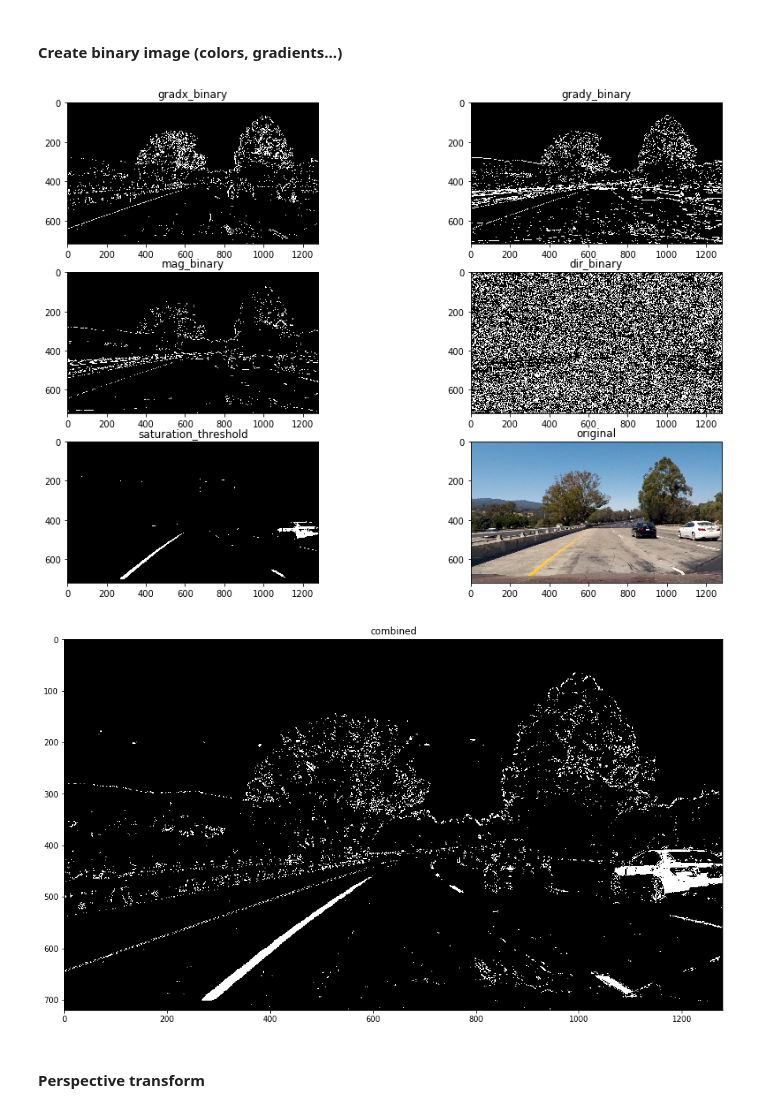
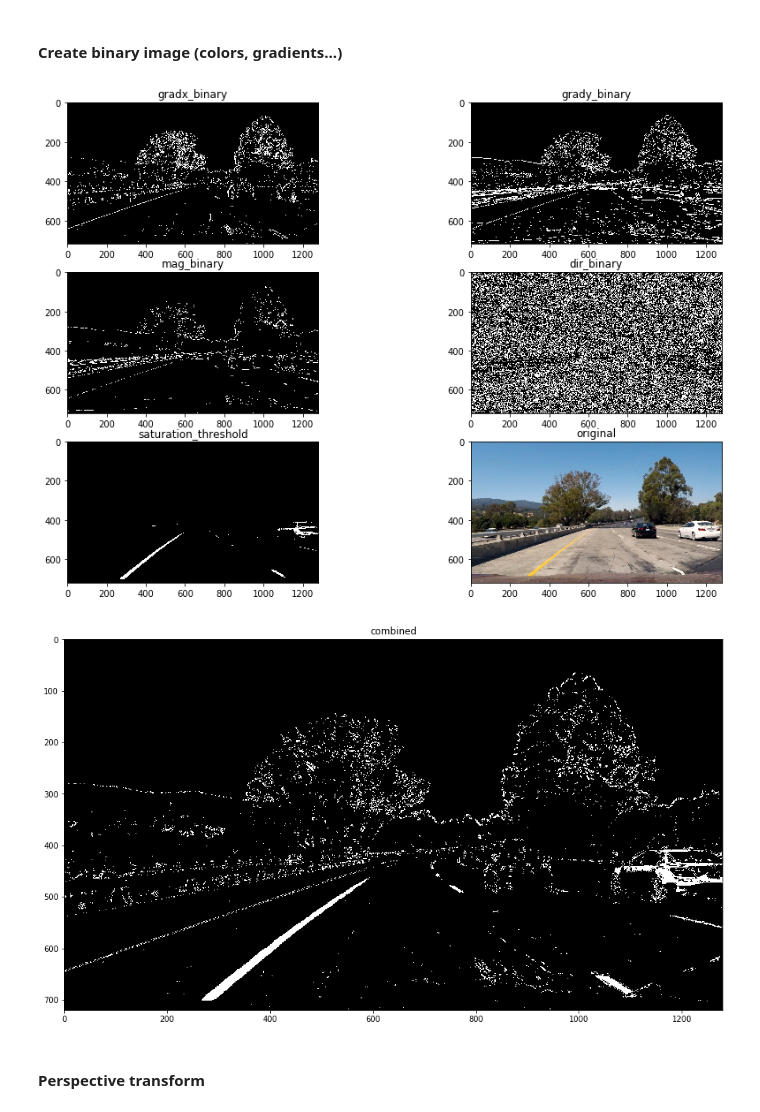
Before and after one commit to josh31416/self-driving-car-nanodegree-at-udacity, a Jupyter notebook: advanced-lane-detection/advanced_lane_detection.ipynb, the cells around one changed output. Drawn from its saved outputs; the diff is of its cells as text; code cells hidden in the pictures.

Commit message:
fix: Hue threshold for yellow lanes, corrected writeup.md

```diff
--- a/advanced-lane-detection/advanced_lane_detection.ipynb
+++ b/advanced-lane-detection/advanced_lane_detection.ipynb
@@ -69,8 +69,10 @@ undist = helpers.undistort_image(img, {'mtx': mtx, 'dist': dist})
 kernel_size = 3
 
 hls = cv2.cvtColor(undist, cv2.COLOR_BGR2HLS)
-l, s = hls[:,:,1], hls[:,:,2]
+h, l, s = hls[:,:,0], hls[:,:,1], hls[:,:,2]
 
+# Set saturation to 0 were not yellow
+s[np.logical_or(h < 15, h > 35)] = 0
 # Set saturation to 0 were brightness levels are extremely low
 s[l < 50] = 0
 
@@ -84,42 +86,44 @@ mag_binary = helpers.mag_sobel_threshold(undist, sobel_kernel=kernel_size, thres
 dir_binary = helpers.dir_sobel_threshold(undist, sobel_kernel=kernel_size, thresh=(0.7, 1.3))
 #Saturation threshold
 saturation_threshold = helpers.saturation_threshold(s, thresh=(140, 255))
+# Hue threshold
+hue_threshold = helpers.saturation_threshold(h)
 
 # Plot example
 fig, ((ax1, ax2), (ax3, ax4), (ax5, ax6)) = plt.subplots(3, 2, figsize=(15, 10))
 ax1.set_title('gradx_binary')
 ax1.imshow(gradx_binary, cmap='gray')
 ax2.set_title('grady_binary')
 ax2.imshow(grady_binary, cmap='gray')
 ax3.set_title('mag_binary')
 ax3.imshow(mag_binary, cmap='gray')
 ax4.set_title('dir_binary')
 ax4.imshow(dir_binary, cmap='gray')
 ax5.set_title('saturation_threshold')
 ax5.imshow(saturation_threshold, cmap='gray')
 ax6.set_title('original')
 ax6.imshow(cv2.cvtColor(img, cv2.COLOR_BGR2RGB))
 plt.show()
 
 # Combined thresholds
 combined = np.zeros_like(undist[:,:,0])
 mask = (\
-        (gradx_binary == 1) & (grady_binary == 1))\
+        ((gradx_binary == 1) & (grady_binary == 1))\
          | \
-        ((mag_binary == 1) & (dir_binary == 1)\
+        ((mag_binary == 1) & (dir_binary == 1))\
          | \
-        (saturation_threshold == 1)\
+        ((saturation_threshold == 1) & (hue_threshold == 1))\
        )
 combined[mask] = 1
 
 # Plot example
 fig, ax = plt.subplots(1, 1, figsize=(15, 10))
 ax.set_title('combined')
 ax.imshow(combined, cmap='gray')
 plt.show()
 # %% [output]
-[figure, old version]
+[figure, new version]
-[figure, old version]
+[figure, new version]
 # %% [markdown]
 #### Perspective transform
 # %%
```
Also changed, not shown: parts of 7 cells of this notebook, 2 other files.
